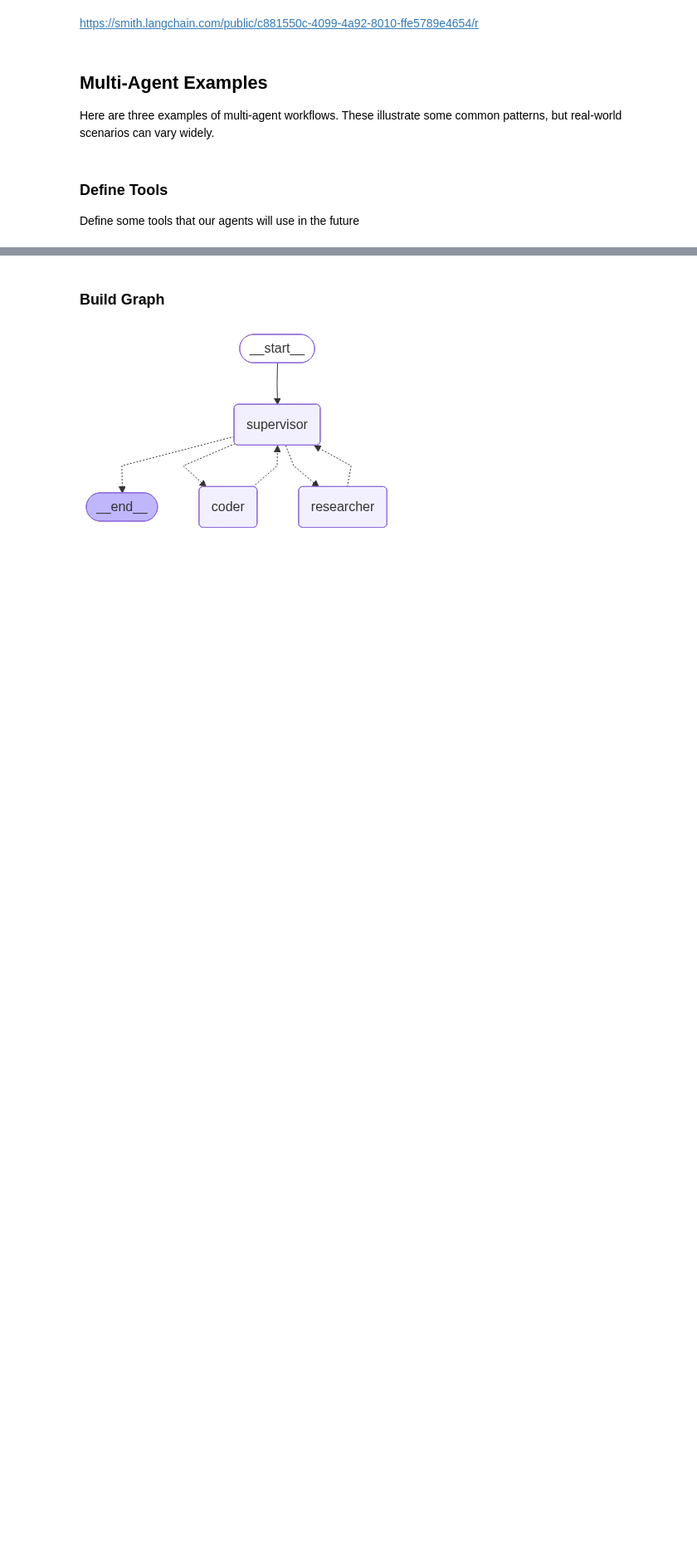
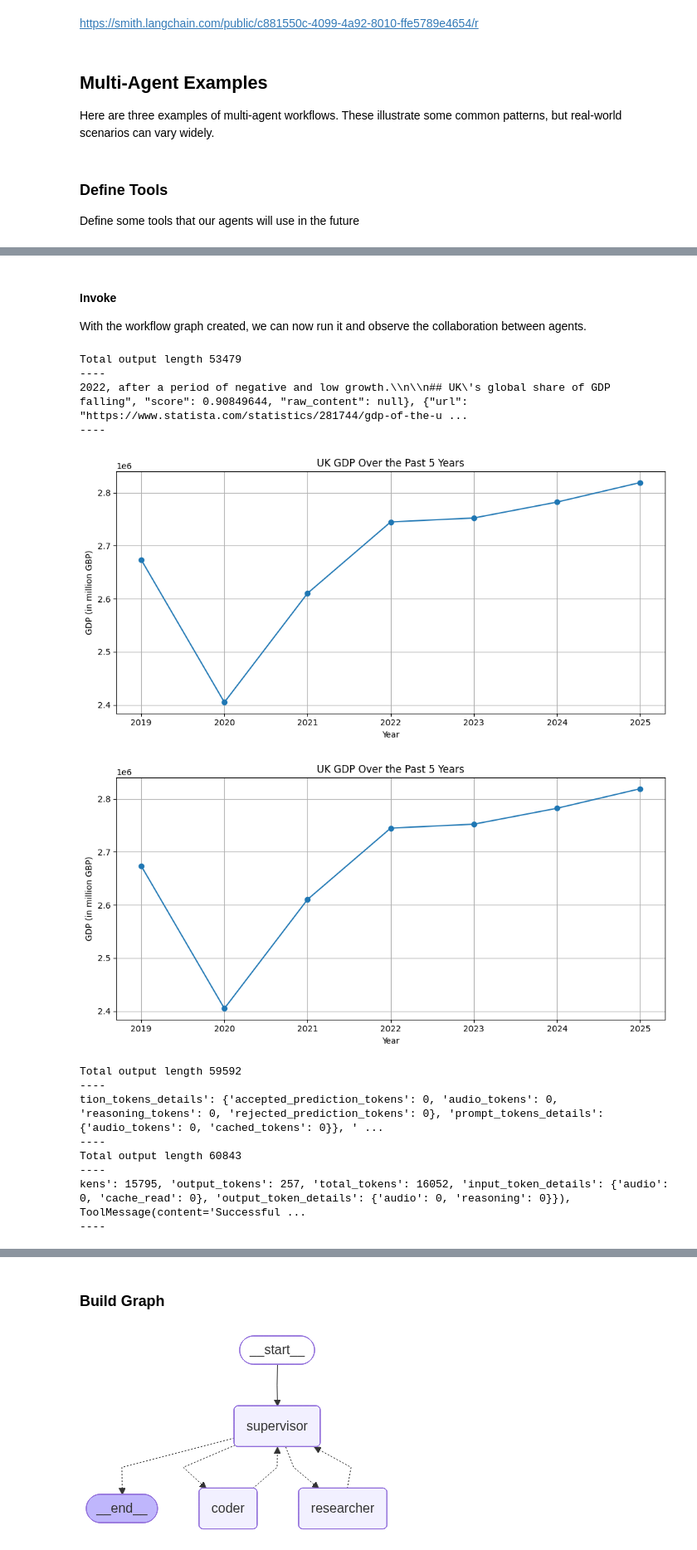
Before and after one commit to Maxstef/data-loves-ml-for-people-course, a Jupyter notebook: notebooks/6_llm_based/0_3_langgraph_multiagents.ipynb, the cells around one changed output, grey strips where cells are left out. Shown at 83% size. Saved outputs shown, nothing was run; the diff lists cells and outputs as text; code cells hidden in the pictures; blank space fills up the shorter version.

```diff
--- a/notebooks/6_llm_based/0_3_langgraph_multiagents.ipynb
+++ b/notebooks/6_llm_based/0_3_langgraph_multiagents.ipynb
@@ -478,0 +569,11 @@ https://smith.langchain.com/public/e5c08f5f-0579-428f-a187-89edcf02d979/r
+# %%
+def make_system_prompt(suffix: str) -> str:
+    return (
+        "You are a helpful AI assistant, collaborating with other assistants."
+        " Use the provided tools to progress towards answering the question."
+        " If you are unable to fully answer, that's OK, another assistant with different tools "
+        " will help where you left off. Execute what you can to make progress."
+        " If you or any of the other assistants have the final answer or deliverable,"
+        " prefix your response with FINAL ANSWER so the team knows to stop."
+        f"\n{suffix}"
+    )
@@ -478,0 +689,46 @@ https://smith.langchain.com/public/e5c08f5f-0579-428f-a187-89edcf02d979/r
+# %% [markdown]
+#### Invoke
+
+With the workflow graph created, we can now run it and observe the collaboration between agents.
+# %%
+events = graph.stream(
+    {
+        "messages": [
+            (
+                "user",
+                "First, get the UK's GDP over the past 5 years, then make a line chart of it. "
+                "Once you make the chart, finish.",
+            )
+        ],
+    },
+    # Maximum number of steps to take in the graph
+    {"recursion_limit": 10},
+)
+
+for s in events:
+    text = str(s)
+
+    # output might become too big if we print all
+    print(f"Total output length {len(text)}")
+    print("----")
+
+    if len(text) > 3000:
+        text = text[-3000:]  # keep only last 3000 chars
+
+    print(text)
+    print("----")
+# %% [output]
+Total output length 53479
+----
+2022, after a period of negative and low growth.\\n\\n## UK\'s global share of GDP falling", "score": 0.90849644, "raw_content": null}, {"url": "https://www.statista.com/statistics/281744/gdp-of-the-u ...
+----
+[figure, added]
+[figure, added]
+Total output length 59592
+----
+tion_tokens_details': {'accepted_prediction_tokens': 0, 'audio_tokens': 0, 'reasoning_tokens': 0, 'rejected_prediction_tokens': 0}, 'prompt_tokens_details': {'audio_tokens': 0, 'cached_tokens': 0}}, ' ...
+----
+Total output length 60843
+----
+kens': 15795, 'output_tokens': 257, 'total_tokens': 16052, 'input_token_details': {'audio': 0, 'cache_read': 0}, 'output_token_details': {'audio': 0, 'reasoning': 0}}), ToolMessage(content='Successful ...
+----
```
Also changed, not shown: parts of 24 cells of this notebook, 1 other file.
